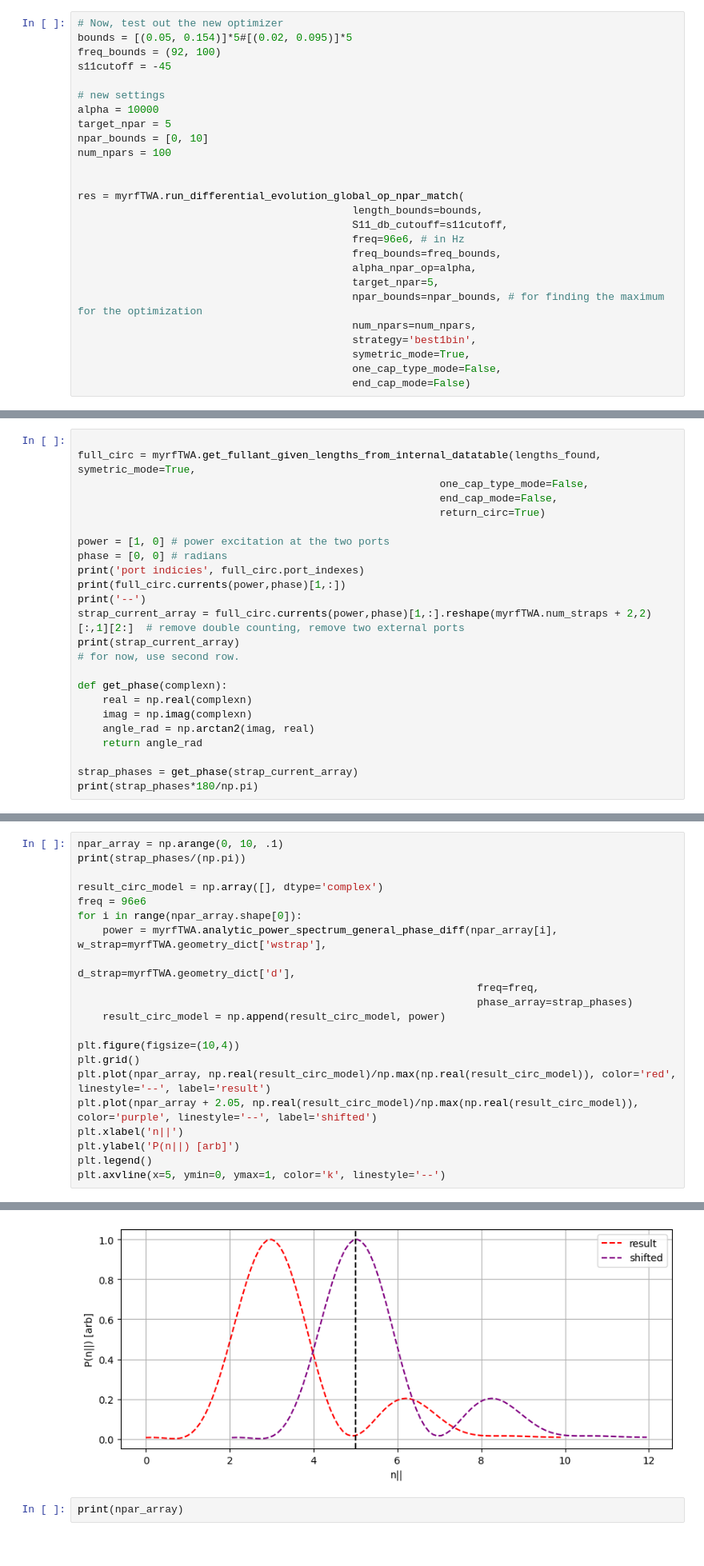
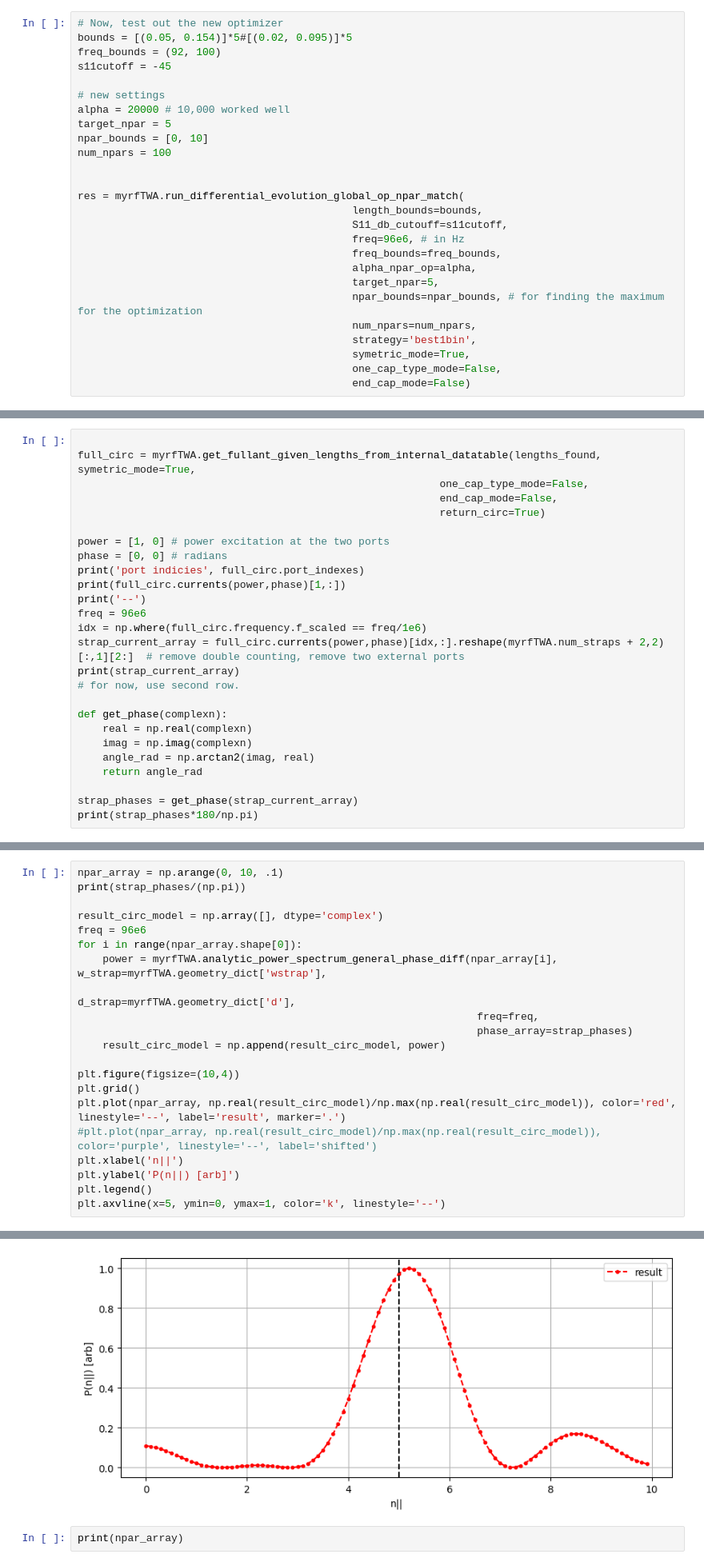
Before and after one commit to vandelij/TWA_circuit, a Jupyter notebook: longer_caps_testing_notebook.ipynb, the cells around one changed output, grey strips where cells are left out. Shown at 80% size. Cells and saved outputs as stored; diff of their text form.

```diff
--- a/longer_caps_testing_notebook.ipynb
+++ b/longer_caps_testing_notebook.ipynb
@@ -681,7 +681,7 @@ freq_bounds = (92, 100)
 s11cutoff = -45
 
 # new settings
-alpha = 10000
+alpha = 20000 # 10,000 worked well
 target_npar = 5
 npar_bounds = [0, 10]
 num_npars = 100
@@ -775,7 +774,9 @@ phase = [0, 0] # radians
 print('port indicies', full_circ.port_indexes)
 print(full_circ.currents(power,phase)[1,:])
 print('--')
-strap_current_array = full_circ.currents(power,phase)[1,:].reshape(myrfTWA.num_straps + 2,2)[:,1][2:]  # remove double counting, remove two external ports
+freq = 96e6
+idx = np.where(full_circ.frequency.f_scaled == freq/1e6)
+strap_current_array = full_circ.currents(power,phase)[idx,:].reshape(myrfTWA.num_straps + 2,2)[:,1][2:]  # remove double counting, remove two external ports
 print(strap_current_array)
 # for now, use second row.
 
@@ -818,8 +819,8 @@ for i in range(npar_array.shape[0]):
 
 plt.figure(figsize=(10,4))
 plt.grid()
-plt.plot(npar_array, np.real(result_circ_model)/np.max(np.real(result_circ_model)), color='red', linestyle='--', label='result')
-plt.plot(npar_array + 2.05, np.real(result_circ_model)/np.max(np.real(result_circ_model)), color='purple', linestyle='--', label='shifted')
+plt.plot(npar_array, np.real(result_circ_model)/np.max(np.real(result_circ_model)), color='red', linestyle='--', label='result', marker='.')
+#plt.plot(npar_array, np.real(result_circ_model)/np.max(np.real(result_circ_model)), color='purple', linestyle='--', label='shifted')
 plt.xlabel('n||')
 plt.ylabel('P(n||) [arb]')
 plt.legend()
@@ -830,5 +831,5 @@ plt.axvline(x=5, ymin=0, ymax=1, color='k', linestyle='--')
 <matplotlib.lines.Line2D at 0x...>
-[figure, old version]
+[figure, new version]
 # %%
 print(npar_array)
 # %% [output]
```
Also changed, not shown: parts of 4 cells of this notebook, 3 other files.
